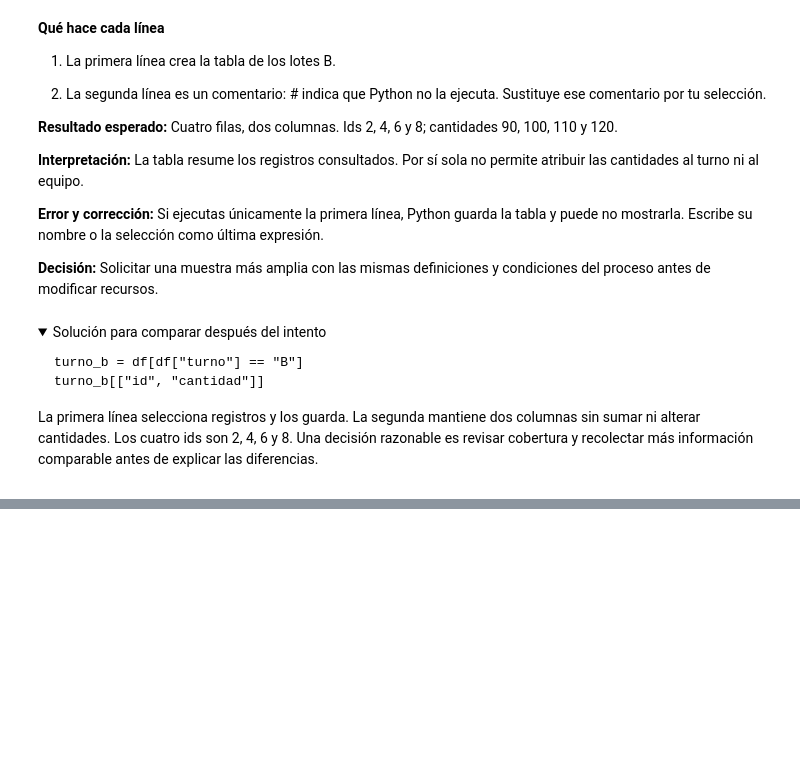
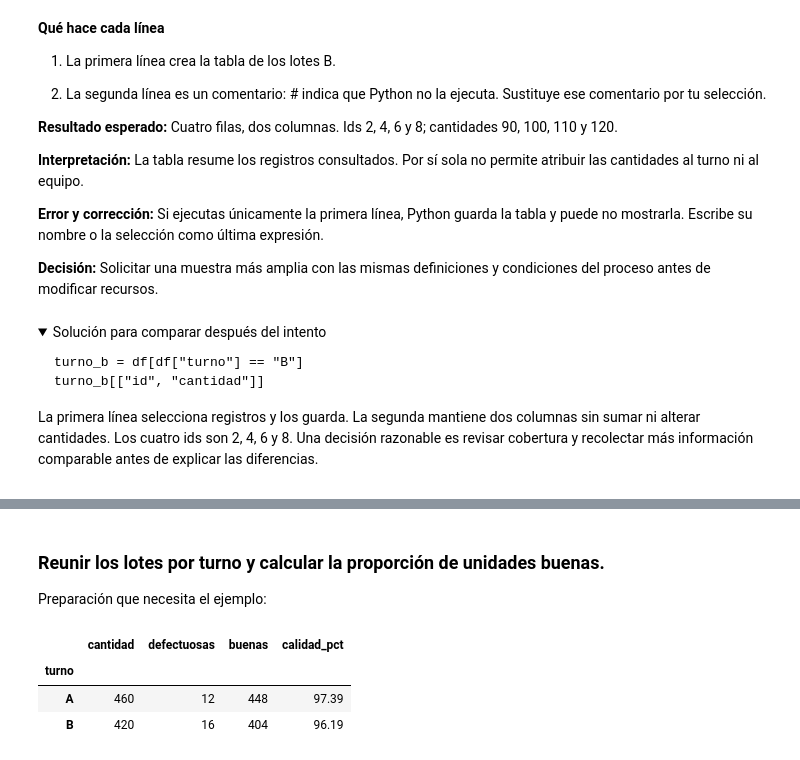
Before and after one commit to karendayana2590-bot/analitica-de-datos-2.0, a Jupyter notebook: cuadernos/Clase_1_pandas_desde_cero.ipynb, the cells around one changed output, grey strips where cells are left out. Saved outputs shown, nothing was run; the diff lists cells and outputs as text; code cells hidden in the pictures; folded sections open; blank space fills up the shorter version.

```diff
--- a/cuadernos/Clase_1_pandas_desde_cero.ipynb
+++ b/cuadernos/Clase_1_pandas_desde_cero.ipynb
@@ -791,0 +844,18 @@ Antes de entregar, reinicia el núcleo y ejecuta desde la primera celda. Comprue
+# %% [markdown]
+### Reunir los lotes por turno y calcular la proporción de unidades buenas.
+
+Preparación que necesita el ejemplo:
+# %%
+import pandas as pd
+df = pd.read_csv("produccion.csv")
+df["buenas"] = df["cantidad"] - df["defectuosas"]
+df["operacion_min"] = df["tiempo_min"] - df["parada_min"]
+# %%
+resumen = df.groupby("turno")[["cantidad", "defectuosas", "buenas"]].sum()
+resumen["calidad_pct"] = resumen["buenas"] / resumen["cantidad"] * 100
+resumen.round(2)
+# %% [output]
+|  | cantidad | defectuosas | buenas | calidad_pct |
+| turno |  |  |  |  |
+| A | 460 | 12 | 448 | 97.39 |
+| B | 420 | 16 | 404 | 96.19 |
```
Also changed, not shown: parts of 24 cells of this notebook.
